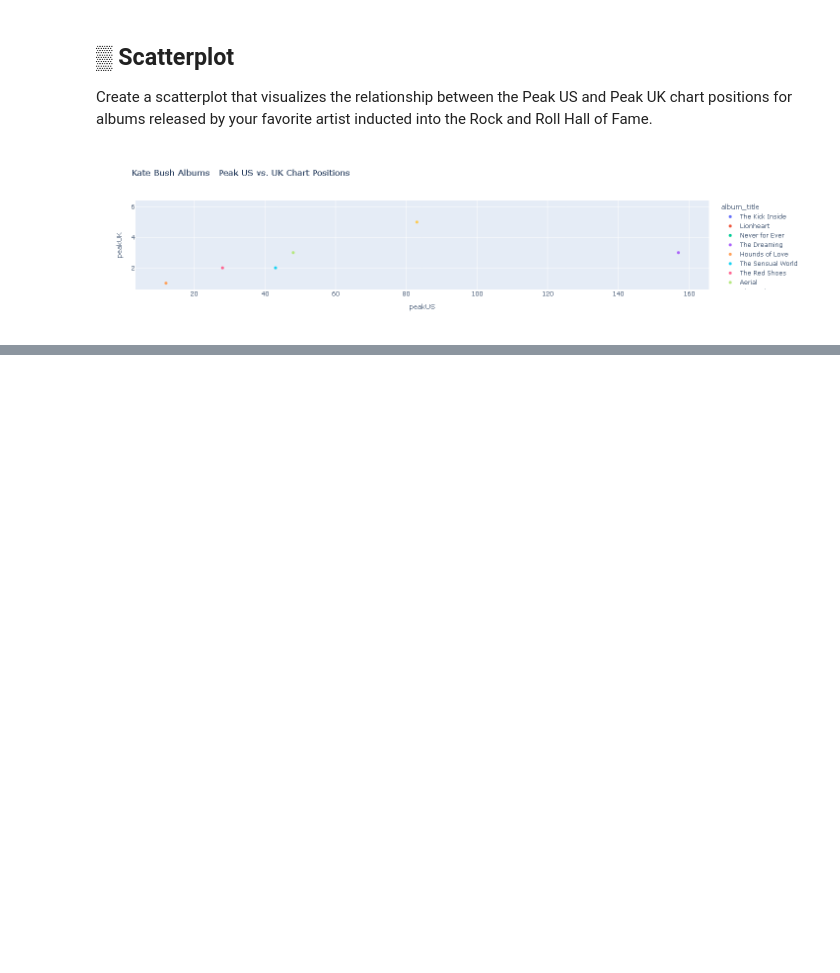
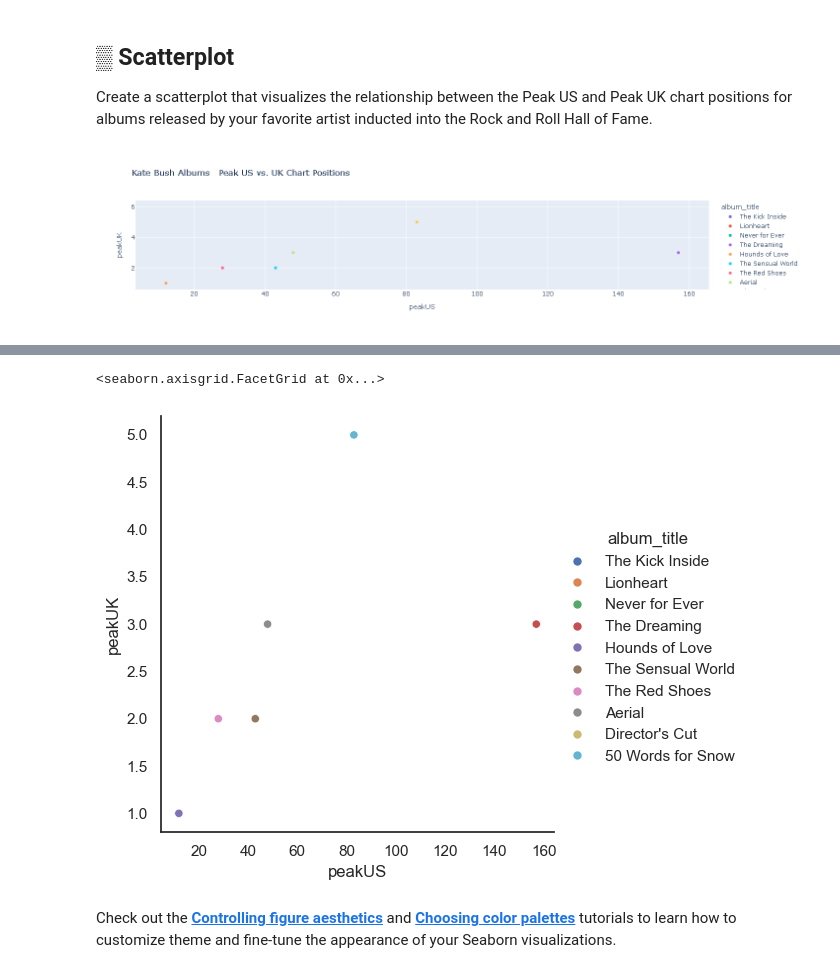
Before and after one commit to OSU-Libraries-Research-Services/data_visualization, a Jupyter notebook: python_data_visualization.ipynb, the cells around one changed output, grey strips where cells are left out. Cells and saved outputs as stored; diff of their text form; code cells hidden in the pictures; blank space fills up the shorter version.

```diff
--- a/python_data_visualization.ipynb
+++ b/python_data_visualization.ipynb
@@ -408,0 +475,10 @@ Create a scatterplot that visualizes the relationship between the Peak US and Pe
+# %%
+#We already filtered the DataFrame for our favorite artist. Use this DataFrame to build the chart.
+# fig3=px.scatter(kate_bush, x='peakUS', y='peakUK', color='album_title', title="Kate Bush Albums: Peak US vs. UK Chart Positions")
+
+sns.relplot(data=kate_bush, x='peakUS', y='peakUK', hue='album_title')
+# %% [output]
+<seaborn.axisgrid.FacetGrid at 0x...>
+[figure, added]
+# %% [markdown]
+Check out the __[Controlling figure aesthetics](https://seaborn.pydata.org/tutorial/aesthetics.html)__ and __[Choosing color palettes](https://seaborn.pydata.org/tutorial/color_palettes.html#choosing-color-palettes)__ tutorials to learn how to customize theme and fine-tune the appearance of your Seaborn visualizations.
```
Also changed, not shown: parts of 11 cells of this notebook.
